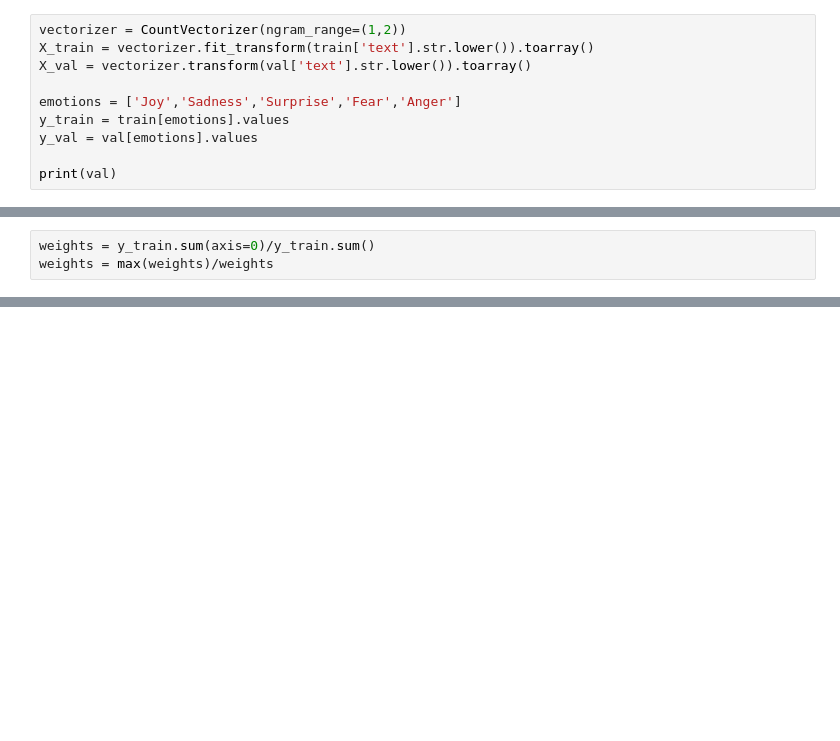
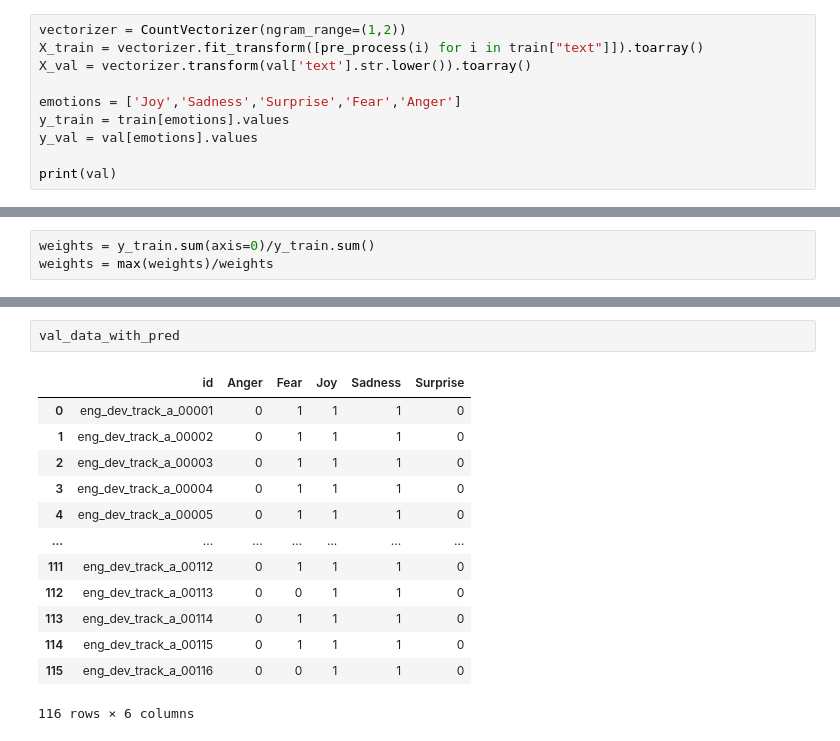
Before and after one commit to angelinewang/semeval-task-11-track-a, a Jupyter notebook: val/baseline-val.ipynb, the cells around one changed output, grey strips where cells are left out. Drawn from its saved outputs; the diff is of its cells as text; blank space fills up the shorter version.

```diff
--- a/val/baseline-val.ipynb
+++ b/val/baseline-val.ipynb
@@ -39,6 +173,6 @@ train.head()
 # %%
 vectorizer = CountVectorizer(ngram_range=(1,2))
-X_train = vectorizer.fit_transform(train['text'].str.lower()).toarray()
+X_train = vectorizer.fit_transform([pre_process(i) for i in train["text"]]).toarray()
 X_val = vectorizer.transform(val['text'].str.lower()).toarray()
 
 emotions = ['Joy','Sadness','Surprise','Fear','Anger']
@@ -258,0 +384,16 @@ Epoch 900: Loss: 0.817
+# %%
+val_data_with_pred
+# %% [output]
+|  | id | Anger | Fear | Joy | Sadness | Surprise |
+| 0 | eng_dev_track_a_00001 | 0 | 1 | 1 | 1 | 0 |
+| 1 | eng_dev_track_a_00002 | 0 | 1 | 1 | 1 | 0 |
+| 2 | eng_dev_track_a_00003 | 0 | 1 | 1 | 1 | 0 |
+| 3 | eng_dev_track_a_00004 | 0 | 1 | 1 | 1 | 0 |
+| 4 | eng_dev_track_a_00005 | 0 | 1 | 1 | 1 | 0 |
+| ... | ... | ... | ... | ... | ... | ... |
+| 111 | eng_dev_track_a_00112 | 0 | 1 | 1 | 1 | 0 |
+| 112 | eng_dev_track_a_00113 | 0 | 0 | 1 | 1 | 0 |
+| 113 | eng_dev_track_a_00114 | 0 | 1 | 1 | 1 | 0 |
+| 114 | eng_dev_track_a_00115 | 0 | 1 | 1 | 1 | 0 |
+| 115 | eng_dev_track_a_00116 | 0 | 0 | 1 | 1 | 0 |
+116 rows × 6 columns
```
Also changed, not shown: parts of 10 cells of this notebook.
